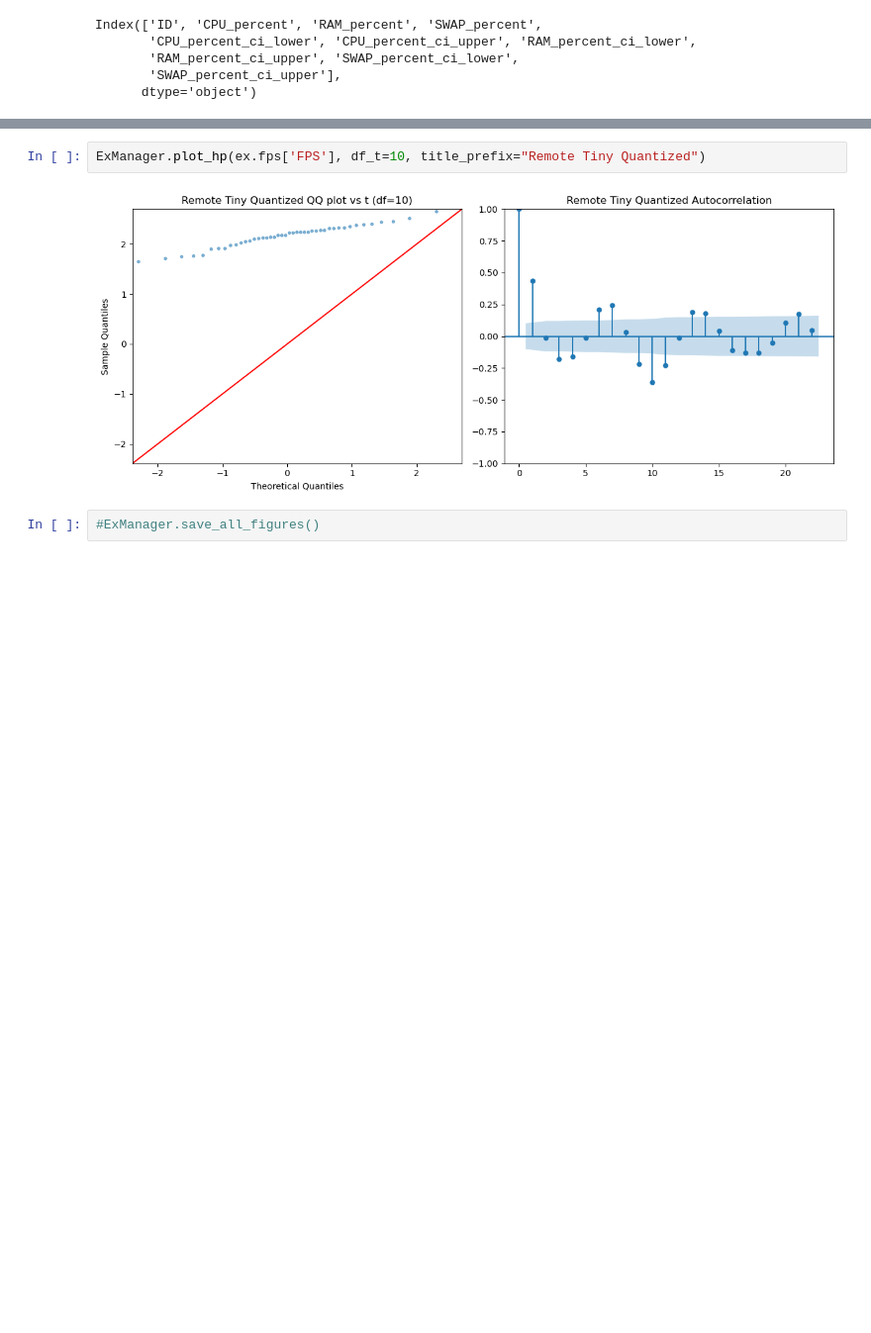
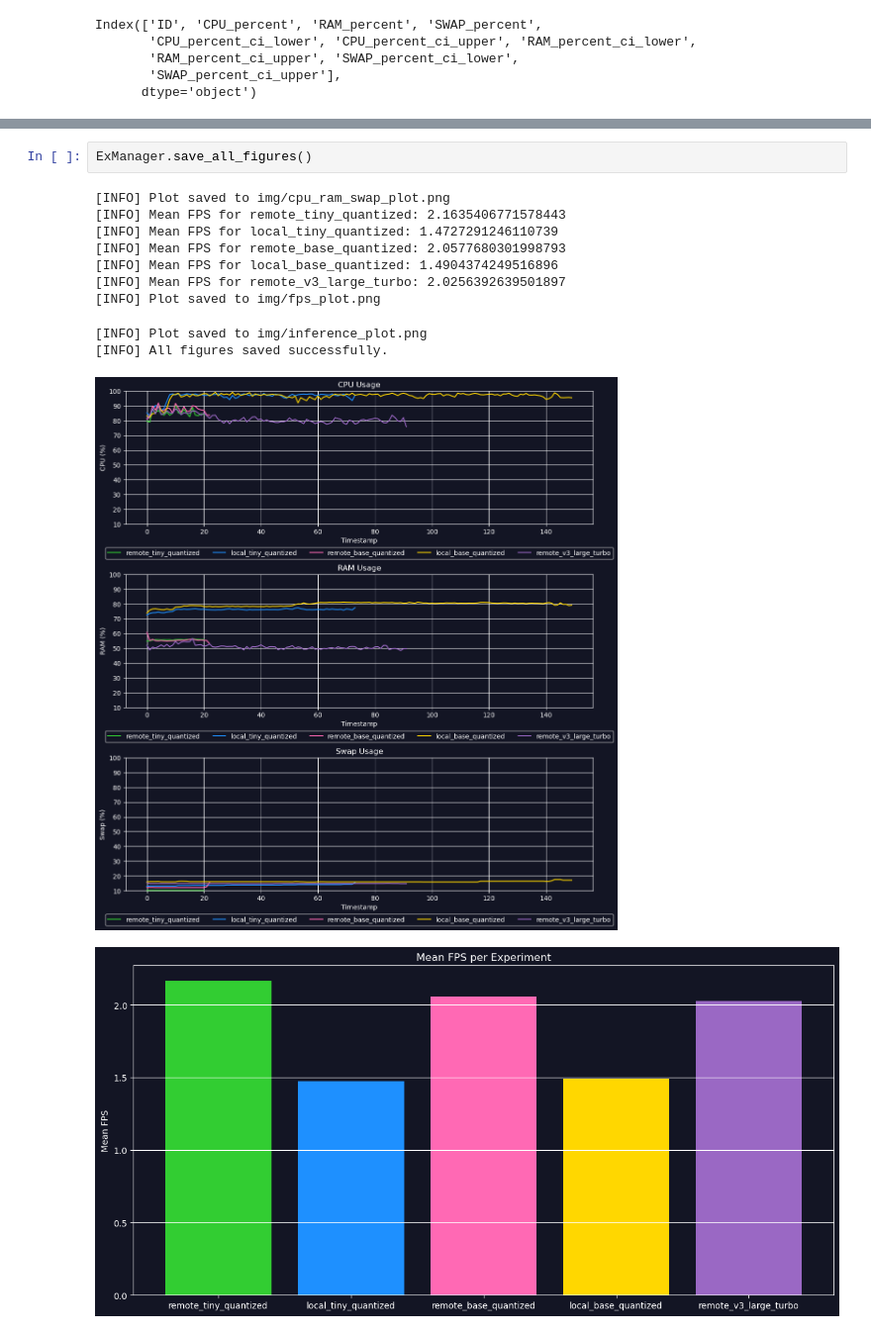
Before and after one commit to Dimerin/AutoDoctor, a Jupyter notebook: Prototype/analysis/analysis.ipynb, the cells around one changed output, grey strips where cells are left out. Shown at 99% size. Cells and saved outputs as stored; diff of their text form; blank space fills up the shorter version.

```diff
--- a/Prototype/analysis/analysis.ipynb
+++ b/Prototype/analysis/analysis.ipynb
@@ -435,6 +574,14 @@ ExManager.plot_inference_time()
-# %%
-ExManager.plot_hp(ex.fps['FPS'], df_t=10, title_prefix="Remote Tiny Quantized")
-# %% [output]
-[figure, removed]
 # %%
-#ExManager.save_all_figures()
+ExManager.save_all_figures()
+# %% [output]
+[INFO] Plot saved to img/cpu_ram_swap_plot.png
+[INFO] Mean FPS for remote_tiny_quantized: 2.1635406771578443
+[INFO] Mean FPS for local_tiny_quantized: 1.4727291246110739
+[INFO] Mean FPS for remote_base_quantized: 2.0577680301998793
+[INFO] Mean FPS for local_base_quantized: 1.4904374249516896
+[INFO] Mean FPS for remote_v3_large_turbo: 2.0256392639501897
+[INFO] Plot saved to img/fps_plot.png
+[INFO] Plot saved to img/inference_plot.png
+[INFO] All figures saved successfully.
+[figure, added]
+[figure, added]
```
Also changed, not shown: parts of 12 cells of this notebook.
